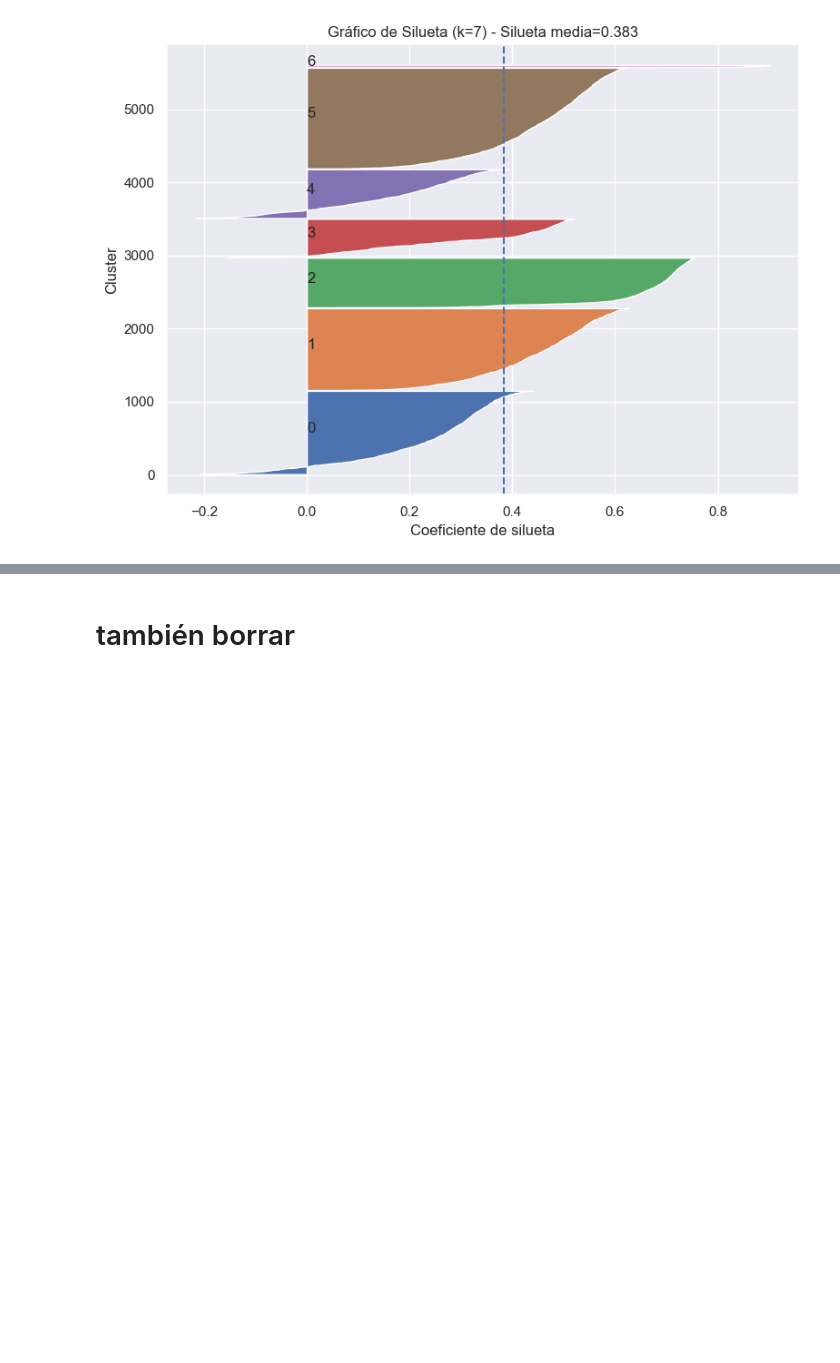
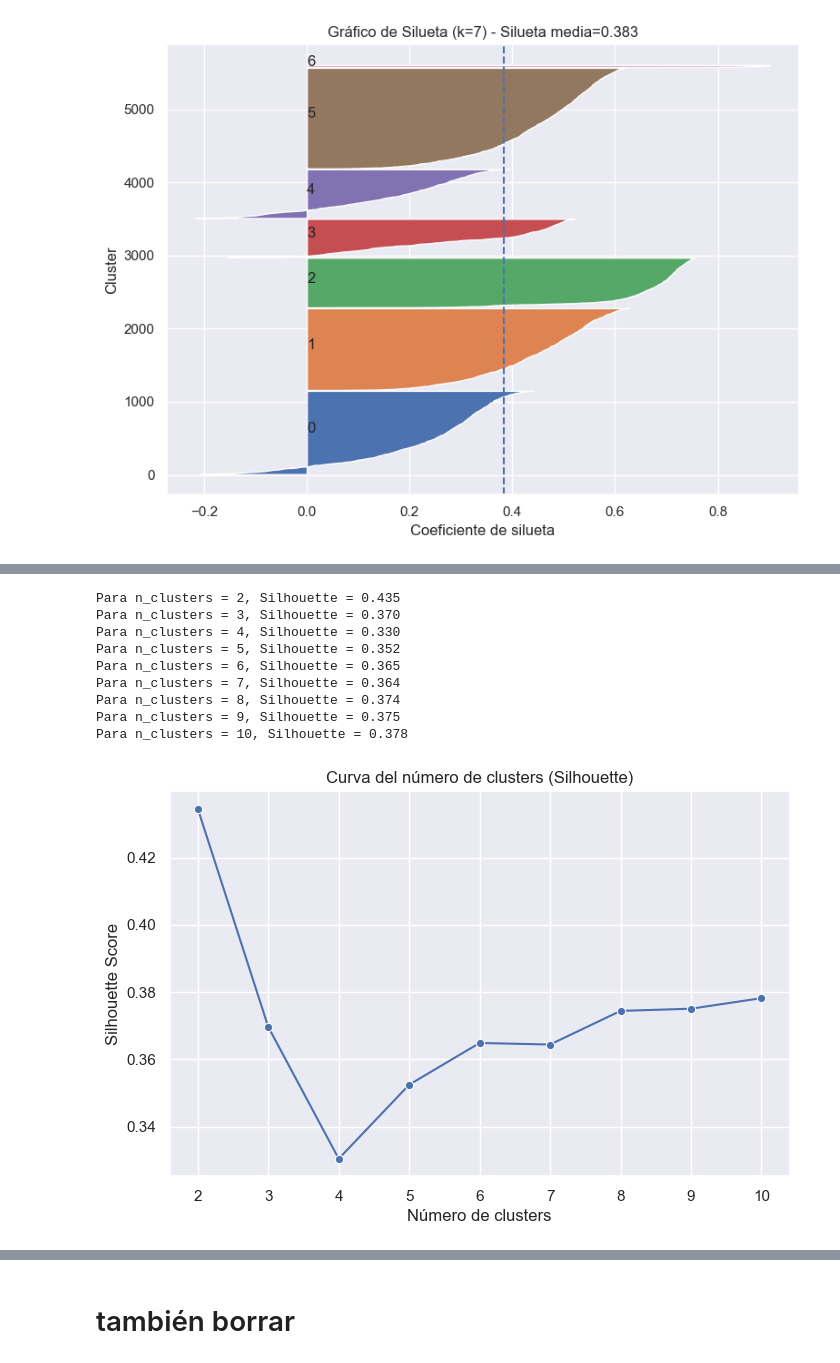
Before and after one commit to juandnn/ProyectoCafecitoMatutino-, a Jupyter notebook: laboratorio2.ipynb, the cells around one changed output, grey strips where cells are left out. Saved outputs shown, nothing was run; the diff lists cells and outputs as text; code cells hidden in the pictures; blank space fills up the shorter version.

Commit message:
agglo clustering

```diff
--- a/laboratorio2.ipynb
+++ b/laboratorio2.ipynb
@@ -650,0 +563,30 @@ Mejor k por silueta media ≈ 7 (score=0.305)
+# %%
+range_n_clusters = list(range(2, 11))
+silhouette_avgs = []
+
+for n_clusters in range_n_clusters:
+    clustering = AgglomerativeClustering(n_clusters=n_clusters, linkage="ward")
+    labels = clustering.fit_predict(X_full)
+
+    silhouette_avg = silhouette_score(X_full, labels)
+    silhouette_avgs.append(silhouette_avg)
+    print(f"Para n_clusters = {n_clusters}, Silhouette = {silhouette_avg:.3f}")
+
+# Graficar curva del "codo" con silueta
+plt.figure(figsize=(8,5))
+sns.lineplot(x=range_n_clusters, y=silhouette_avgs, marker="o")
+plt.title("Curva del número de clusters (Silhouette)")
+plt.xlabel("Número de clusters")
+plt.ylabel("Silhouette Score")
+plt.show()
+# %% [output]
+Para n_clusters = 2, Silhouette = 0.435
+Para n_clusters = 3, Silhouette = 0.370
+Para n_clusters = 4, Silhouette = 0.330
+Para n_clusters = 5, Silhouette = 0.352
+Para n_clusters = 6, Silhouette = 0.365
+Para n_clusters = 7, Silhouette = 0.364
+Para n_clusters = 8, Silhouette = 0.374
+Para n_clusters = 9, Silhouette = 0.375
+Para n_clusters = 10, Silhouette = 0.378
+[figure, added]
```
Also changed, not shown: parts of 15 cells of this notebook.
